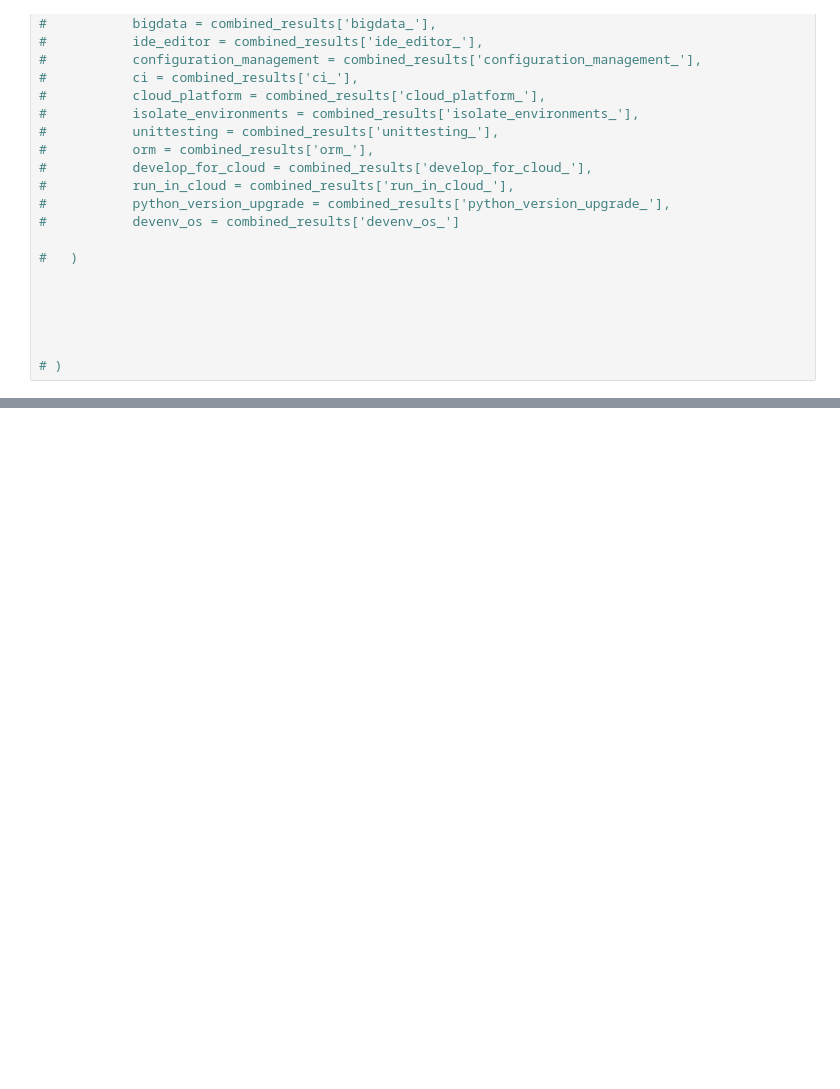
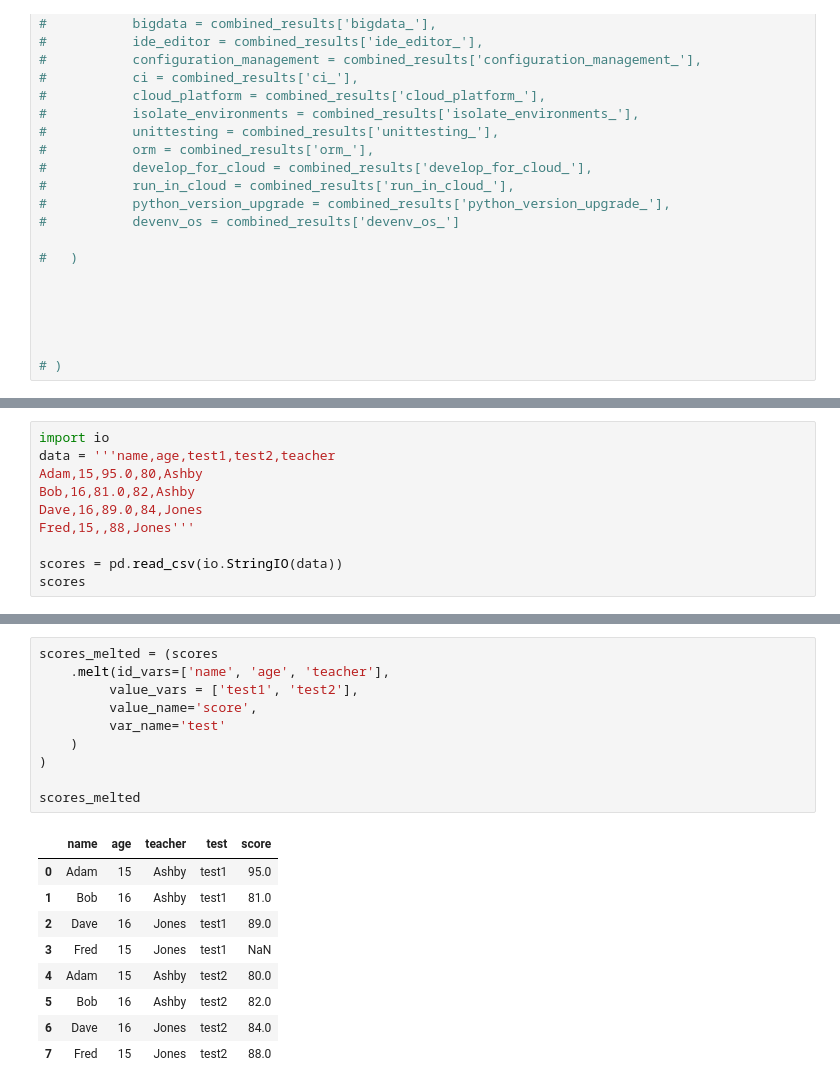
Before and after one commit to zhefeng687/effective_pandas, a Jupyter notebook: code/pandas_practice.ipynb, the cells around one changed output, grey strips where cells are left out. Drawn from its saved outputs; the diff is of its cells as text; blank space fills up the shorter version.

```diff
--- a/code/pandas_practice.ipynb
+++ b/code/pandas_practice.ipynb
@@ -583,0 +640,10 @@ Name: count, dtype: int64
+# %%
+import io
+data = '''name,age,test1,test2,teacher
+Adam,15,95.0,80,Ashby
+Bob,16,81.0,82,Ashby
+Dave,16,89.0,84,Jones
+Fred,15,,88,Jones'''
+
+scores = pd.read_csv(io.StringIO(data))
+scores
@@ -583,0 +670,20 @@ Name: count, dtype: int64
+# %%
+scores_melted = (scores
+ 	.melt(id_vars=['name', 'age', 'teacher'],
+         value_vars = ['test1', 'test2'],
+         value_name='score',
+         var_name='test'
+	)
+)
+
+scores_melted
+# %% [output]
+|  | name | age | teacher | test | score |
+| 0 | Adam | 15 | Ashby | test1 | 95.0 |
+| 1 | Bob | 16 | Ashby | test1 | 81.0 |
+| 2 | Dave | 16 | Jones | test1 | 89.0 |
+| 3 | Fred | 15 | Jones | test1 | NaN |
+| 4 | Adam | 15 | Ashby | test2 | 80.0 |
+| 5 | Bob | 16 | Ashby | test2 | 82.0 |
+| 6 | Dave | 16 | Jones | test2 | 84.0 |
+| 7 | Fred | 15 | Jones | test2 | 88.0 |
```
Also changed, not shown: parts of 16 cells of this notebook.
